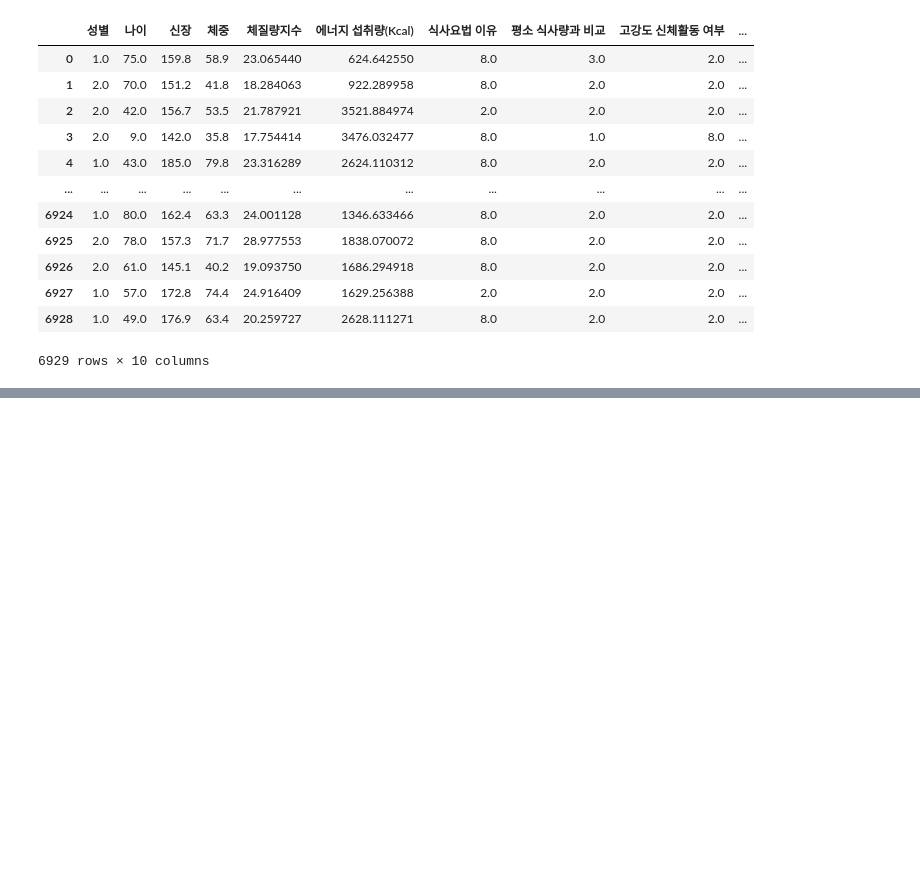
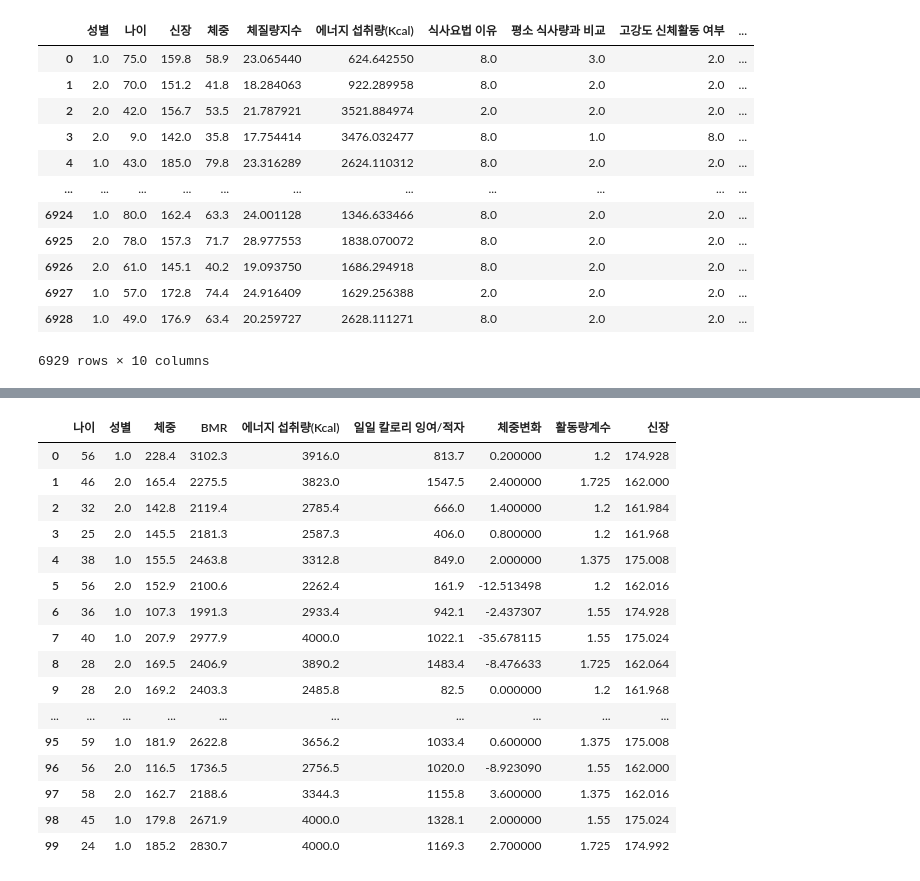
Before and after one commit to ssoom98/personal_project, a Jupyter notebook: python/포트폴리오용 - 학습할 데이터 전처리후 학습.ipynb, the cells around one changed output, grey strips where cells are left out. Saved outputs shown, nothing was run; the diff lists cells and outputs as text; code cells hidden in the pictures; blank space fills up the shorter version.

```diff
--- a/python/포트폴리오용 - 학습할 데이터 전처리후 학습.ipynb
+++ b/python/포트폴리오용 - 학습할 데이터 전처리후 학습.ipynb
@@ -17,0 +168,5 @@ pd.read_csv('../data/korean_data.csv')
+# %%
+# 학습할 데이터
+pd.set_option('display.max_rows', 100)
+weight_change=pd.read_csv('../data/weight_change_dataset.csv')
+weight_change
@@ -17,0 +191,50 @@ pd.read_csv('../data/korean_data.csv')
+# %%
+weight_change.drop(['Participant ID','Duration (weeks)','Sleep Quality','Stress Level','Final Weight (lbs)'],axis=1,inplace=True)
+# %%
+weight_change=weight_change.rename(columns={'Age':'나이','Gender':'성별','Current Weight (lbs)':'체중','BMR (Calories)':'BMR','Daily Calories Consumed':'에너지 섭취량(Kcal)','Daily Caloric Surplus/Deficit':'일일 칼로리 잉여/적자','Weight Change (lbs)':'체중변화','Physical Activity Level':'활동량계수'})
+# %%
+# 조건에 따라 값 업데이트
+weight_change.loc[weight_change['활동량계수'] == 'Sedentary', '활동량계수'] = '1.2'
+weight_change.loc[weight_change['활동량계수'] == 'Lightly Active', '활동량계수'] = '1.375'
+weight_change.loc[weight_change['활동량계수'] == 'Very Active', '활동량계수'] = '1.725'
+weight_change.loc[weight_change['활동량계수'] == 'Moderately Active', '활동량계수'] = '1.55'
+weight_change.loc[weight_change['성별'] == 'M', '성별']='1.0'
+weight_change.loc[weight_change['성별'] == 'F', '성별']='2.0'
+# %%
+# 신장 초기화 (0으로 설정)
+weight_change['신장'] = 0
+
+# 남성: 성별이 M인 경우
+weight_change.loc[weight_change['성별'] == '1.0', '신장'] = (
+    ((weight_change['BMR']) -
+     (10 * weight_change['체중']) +
+     (5 * weight_change['나이']) -
+     5) / 6.25
+)
+
+# 여성: 성별이 F인 경우
+weight_change.loc[weight_change['성별'] == '2.0', '신장'] = (
+    ((weight_change['BMR']) -
+     (10 * weight_change['체중']) +
+     (5 * weight_change['나이']) +
+     161) / 6.25
+)
+weight_change
+# %% [output]
+|  | 나이 | 성별 | 체중 | BMR | 에너지 섭취량(Kcal) | 일일 칼로리 잉여/적자 | 체중변화 | 활동량계수 | 신장 |
+| 0 | 56 | 1.0 | 228.4 | 3102.3 | 3916.0 | 813.7 | 0.200000 | 1.2 | 174.928 |
+| 1 | 46 | 2.0 | 165.4 | 2275.5 | 3823.0 | 1547.5 | 2.400000 | 1.725 | 162.000 |
+| 2 | 32 | 2.0 | 142.8 | 2119.4 | 2785.4 | 666.0 | 1.400000 | 1.2 | 161.984 |
+| 3 | 25 | 2.0 | 145.5 | 2181.3 | 2587.3 | 406.0 | 0.800000 | 1.2 | 161.968 |
+| 4 | 38 | 1.0 | 155.5 | 2463.8 | 3312.8 | 849.0 | 2.000000 | 1.375 | 175.008 |
+| 5 | 56 | 2.0 | 152.9 | 2100.6 | 2262.4 | 161.9 | -12.513498 | 1.2 | 162.016 |
+| 6 | 36 | 1.0 | 107.3 | 1991.3 | 2933.4 | 942.1 | -2.437307 | 1.55 | 174.928 |
+| 7 | 40 | 1.0 | 207.9 | 2977.9 | 4000.0 | 1022.1 | -35.678115 | 1.55 | 175.024 |
+| 8 | 28 | 2.0 | 169.5 | 2406.9 | 3890.2 | 1483.4 | -8.476633 | 1.725 | 162.064 |
+| 9 | 28 | 2.0 | 169.2 | 2403.3 | 2485.8 | 82.5 | 0.000000 | 1.2 | 161.968 |
+| ... | ... | ... | ... | ... | ... | ... | ... | ... | ... |
+| 95 | 59 | 1.0 | 181.9 | 2622.8 | 3656.2 | 1033.4 | 0.600000 | 1.375 | 175.008 |
+| 96 | 56 | 2.0 | 116.5 | 1736.5 | 2756.5 | 1020.0 | -8.923090 | 1.55 | 162.000 |
+| 97 | 58 | 2.0 | 162.7 | 2188.6 | 3344.3 | 1155.8 | 3.600000 | 1.375 | 162.016 |
+| 98 | 45 | 1.0 | 179.8 | 2671.9 | 4000.0 | 1328.1 | 2.000000 | 1.55 | 175.024 |
+| 99 | 24 | 1.0 | 185.2 | 2830.7 | 4000.0 | 1169.3 | 2.700000 | 1.725 | 174.992 |
```
Also changed, not shown: parts of 13 cells of this notebook, 1 other file.
